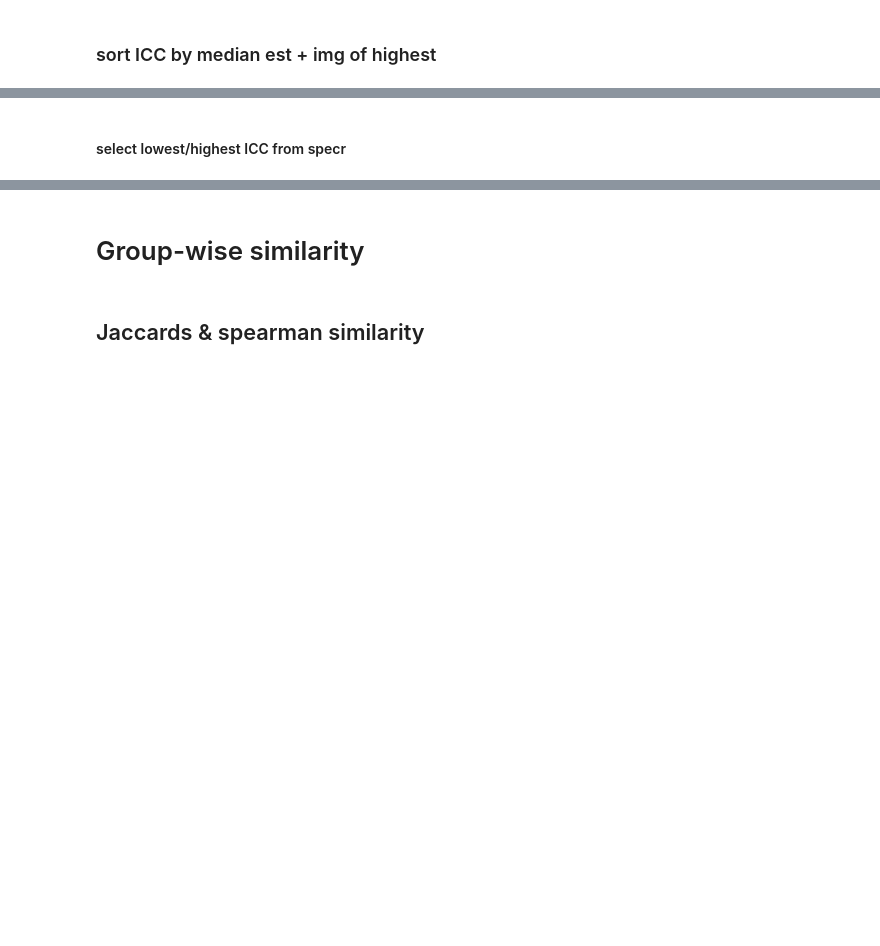
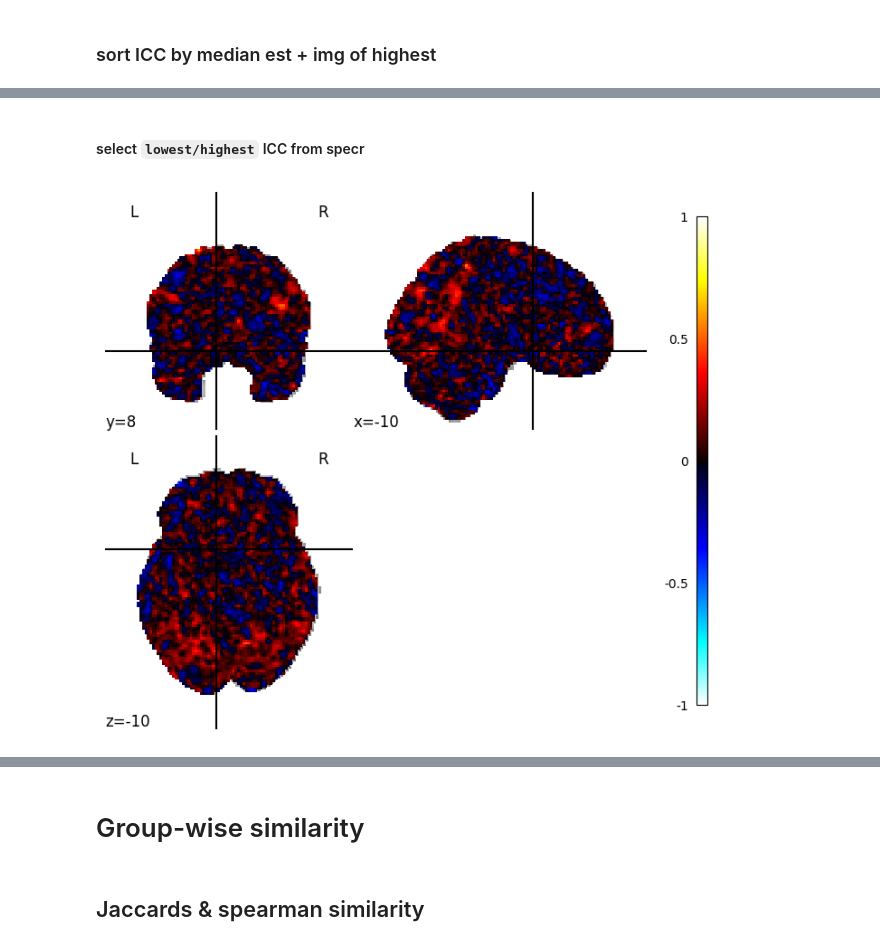
Before and after one commit to demidenm/Multiverse_Reliability, a Jupyter notebook: Stage2_Code/session-analyses.ipynb, the cells around one changed output, grey strips where cells are left out. Drawn from its saved outputs; the diff is of its cells as text; code cells hidden in the pictures; blank space fills up the shorter version.

```diff
--- a/Stage2_Code/session-analyses.ipynb
+++ b/Stage2_Code/session-analyses.ipynb
@@ -386,5 +436,5 @@ plot_dist_imgs(imgs=icc_imgs, img_index=icc_ind,
 # %% [markdown]
-#### select lowest/highest ICC from specr
+#### select `lowest/highest` ICC from specr
 # %%
 # match to top session test-retest model
 conditions = (
@@ -399,5 +447,7 @@ icc_lowest = df_icc_supra[conditions].sort_values(by='median_est', ascending=Fal
 # %%
-icc_lowest = icc_lowest
+icc_lowest = df_icc_supra.sort_values(by='median_est', ascending=True).index[0]
 plot_top_map(img=icc_imgs, img_index=icc_lowest, coordinates=(-10, 8, -10), vmax=1)
+# %% [output]
+[figure, added]
 # %%
 model_name = df_icc_supra.loc[icc_lowest, ['con', 'motion', 'model', 'fwhm']].values
```
Also changed, not shown: parts of 27 cells of this notebook, 10 other files.
